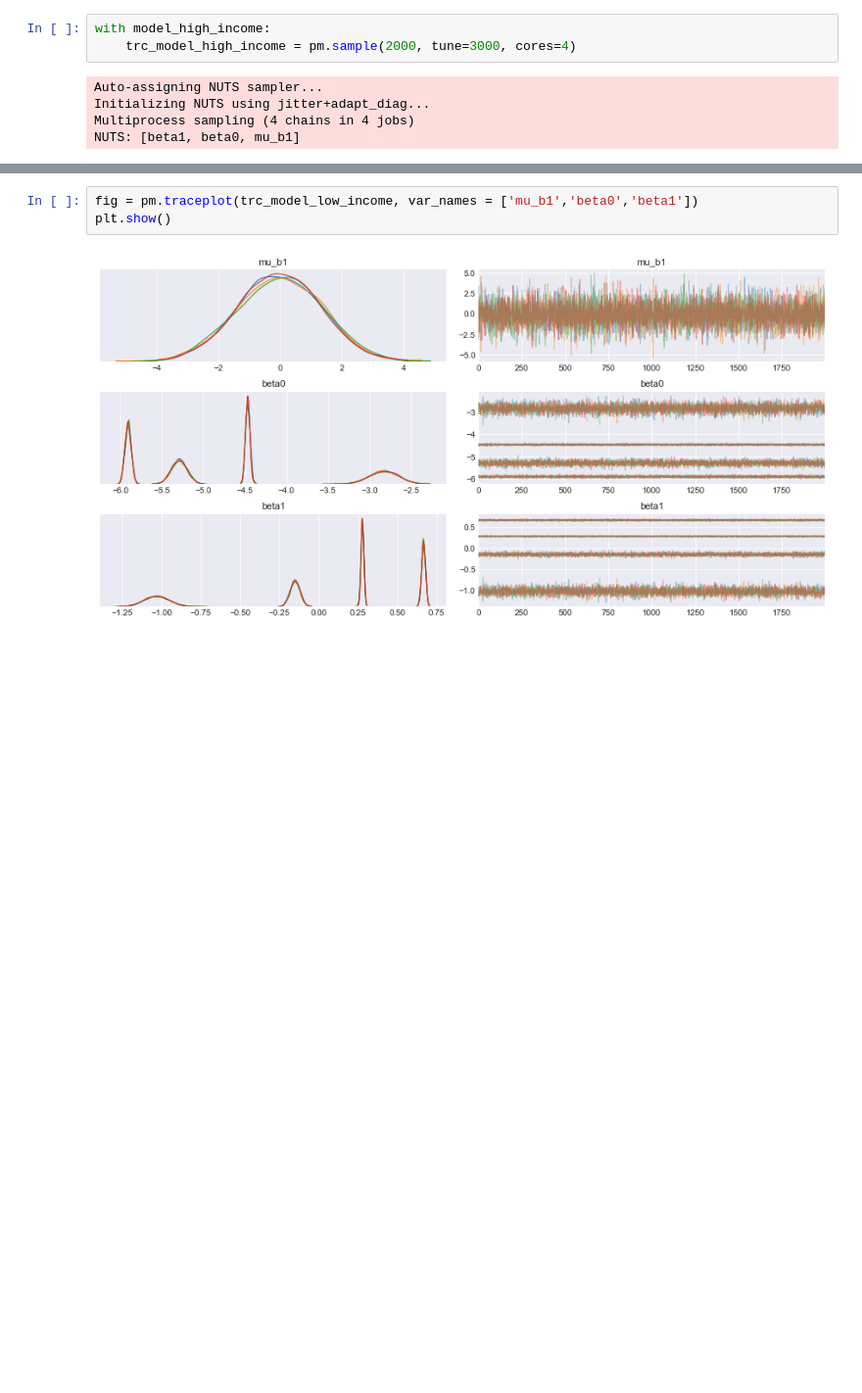
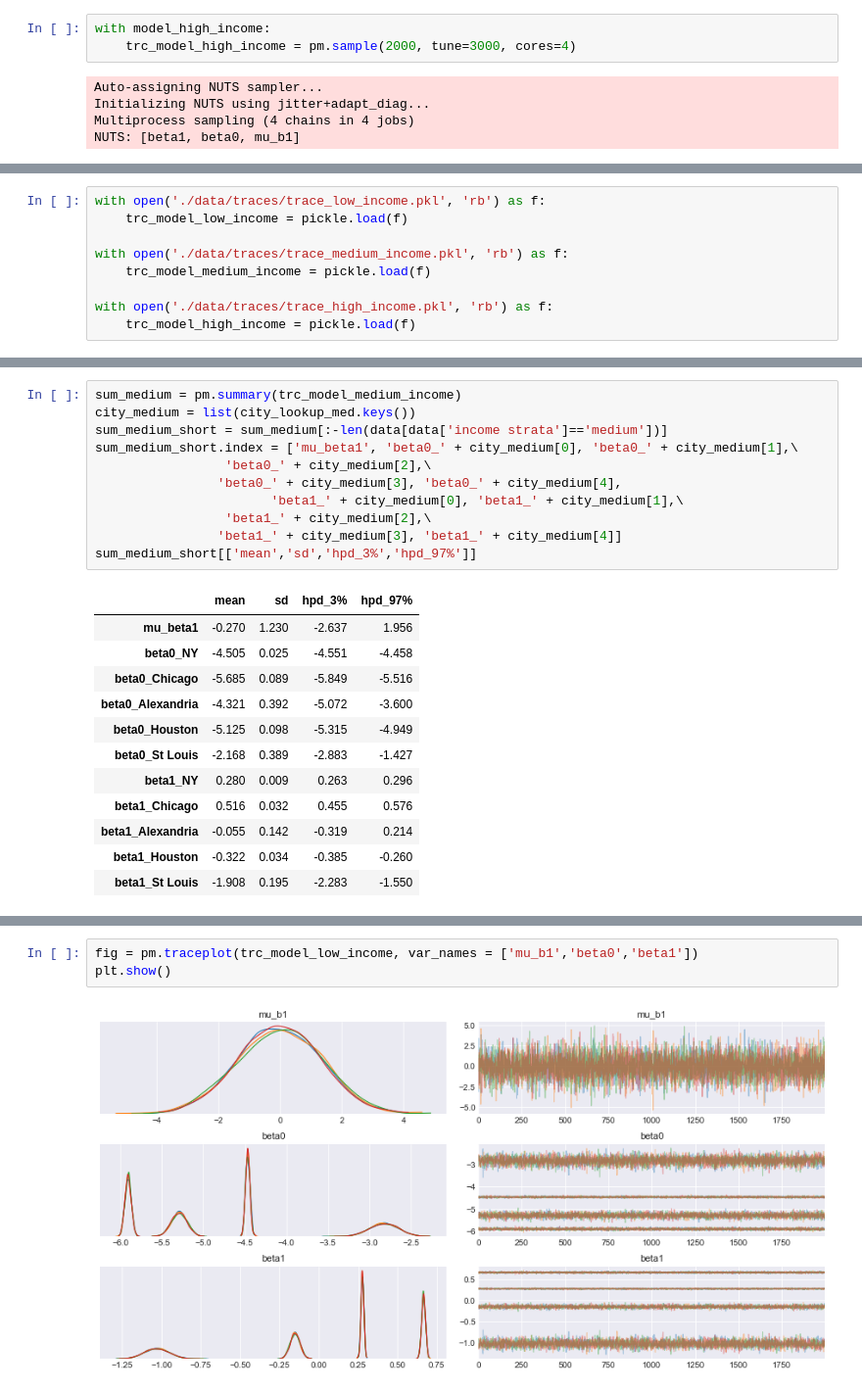
Before and after one commit to kay-wu/MIT-COVID-Datathon, a Jupyter notebook: covid_analysis_all_cities.ipynb, the cells around one changed output, grey strips where cells are left out. Shown at 98% size. Saved outputs shown, nothing was run; the diff lists cells and outputs as text; blank space fills up the shorter version.

```diff
--- a/covid_analysis_all_cities.ipynb
+++ b/covid_analysis_all_cities.ipynb
@@ -543,0 +555,9 @@ with open('./data/traces/trace_high_income.pkl', 'wb') as f:
+# %%
+with open('./data/traces/trace_low_income.pkl', 'rb') as f:
+    trc_model_low_income = pickle.load(f)
+
+with open('./data/traces/trace_medium_income.pkl', 'rb') as f:
+    trc_model_medium_income = pickle.load(f)
+
+with open('./data/traces/trace_high_income.pkl', 'rb') as f:
+    trc_model_high_income = pickle.load(f)
@@ -543,0 +585,24 @@ with open('./data/traces/trace_high_income.pkl', 'wb') as f:
+# %%
+sum_medium = pm.summary(trc_model_medium_income)
+city_medium = list(city_lookup_med.keys())
+sum_medium_short = sum_medium[:-len(data[data['income strata']=='medium'])]
+sum_medium_short.index = ['mu_beta1', 'beta0_' + city_medium[0], 'beta0_' + city_medium[1],\
+                 'beta0_' + city_medium[2],\
+                'beta0_' + city_medium[3], 'beta0_' + city_medium[4],
+                       'beta1_' + city_medium[0], 'beta1_' + city_medium[1],\
+                 'beta1_' + city_medium[2],\
+                'beta1_' + city_medium[3], 'beta1_' + city_medium[4]]
+sum_medium_short[['mean','sd','hpd_3%','hpd_97%']]
+# %% [output]
+|  | mean | sd | hpd_3% | hpd_97% |
+| mu_beta1 | -0.270 | 1.230 | -2.637 | 1.956 |
+| beta0_NY | -4.505 | 0.025 | -4.551 | -4.458 |
+| beta0_Chicago | -5.685 | 0.089 | -5.849 | -5.516 |
+| beta0_Alexandria | -4.321 | 0.392 | -5.072 | -3.600 |
+| beta0_Houston | -5.125 | 0.098 | -5.315 | -4.949 |
+| beta0_St Louis | -2.168 | 0.389 | -2.883 | -1.427 |
+| beta1_NY | 0.280 | 0.009 | 0.263 | 0.296 |
+| beta1_Chicago | 0.516 | 0.032 | 0.455 | 0.576 |
+| beta1_Alexandria | -0.055 | 0.142 | -0.319 | 0.214 |
+| beta1_Houston | -0.322 | 0.034 | -0.385 | -0.260 |
+| beta1_St Louis | -1.908 | 0.195 | -2.283 | -1.550 |
```
Also changed, not shown: parts of 39 cells of this notebook.
